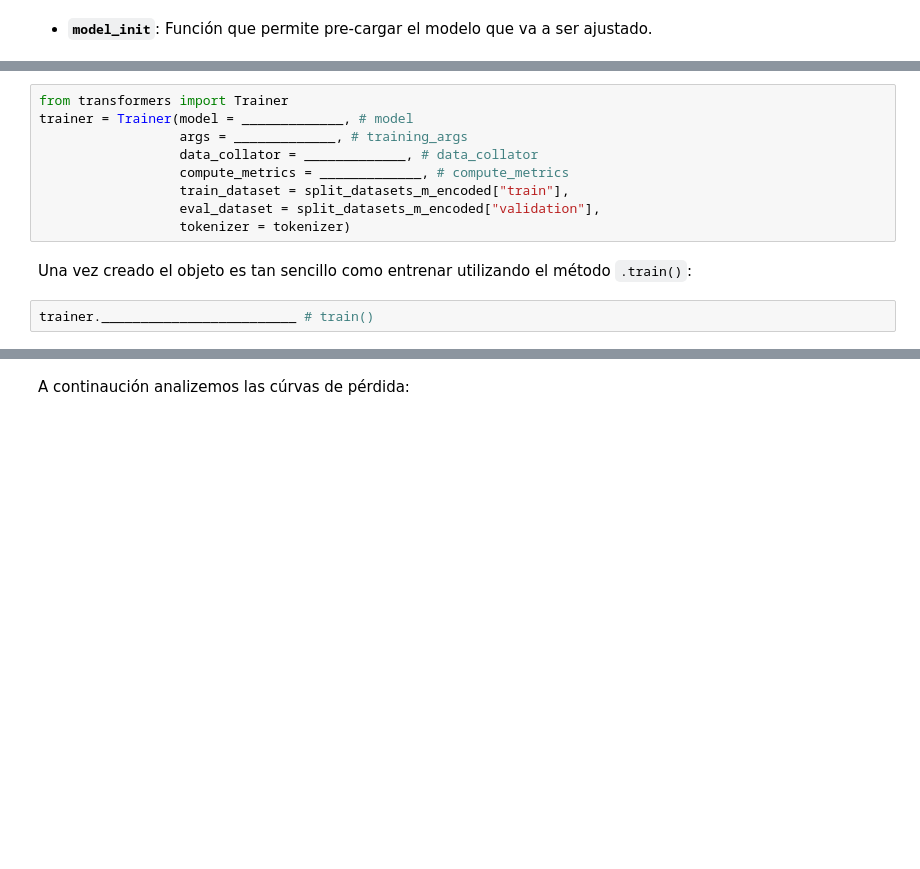
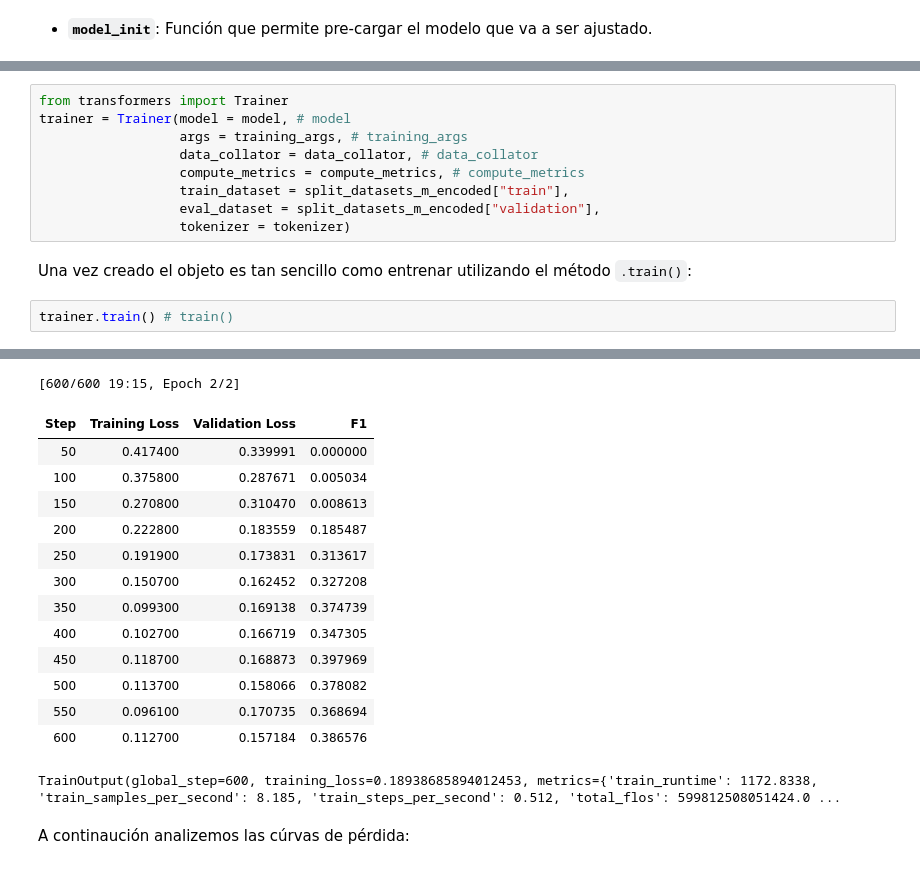
Before and after one commit to ivanrnarvaez/text_mining, a Jupyter notebook: 6_NER_master_alumnos.ipynb, the cells around one changed output, grey strips where cells are left out. Cells and saved outputs as stored; diff of their text form; blank space fills up the shorter version.

```diff
--- a/6_NER_master_alumnos.ipynb
+++ b/6_NER_master_alumnos.ipynb
@@ -499,13 +651,14 @@ model = AutoModelForTokenClassification.from_pretrained(model_name, config=model
 # %%
 from transformers import Trainer
-trainer = Trainer(model = _____________, # model
-                  args = _____________, # training_args
-                  data_collator = _____________, # data_collator
-                  compute_metrics = _____________, # compute_metrics
+trainer = Trainer(model = model, # model
+                  args = training_args, # training_args
+                  data_collator = data_collator, # data_collator
+                  compute_metrics = compute_metrics, # compute_metrics
                   train_dataset = split_datasets_m_encoded["train"],
                   eval_dataset = split_datasets_m_encoded["validation"],
                   tokenizer = tokenizer)
 # %% [markdown]
 Una vez creado el objeto es tan sencillo como entrenar utilizando el método `.train()`:
 # %%
-trainer._________________________ # train()
+trainer.train() # train()
+# %% [output]
@@ -512,3 +666,18 @@ trainer._________________________ # train()
+[600/600 19:15, Epoch 2/2]
+| Step | Training Loss | Validation Loss | F1 |
+| 50 | 0.417400 | 0.339991 | 0.000000 |
+| 100 | 0.375800 | 0.287671 | 0.005034 |
+| 150 | 0.270800 | 0.310470 | 0.008613 |
+| 200 | 0.222800 | 0.183559 | 0.185487 |
+| 250 | 0.191900 | 0.173831 | 0.313617 |
+| 300 | 0.150700 | 0.162452 | 0.327208 |
+| 350 | 0.099300 | 0.169138 | 0.374739 |
+| 400 | 0.102700 | 0.166719 | 0.347305 |
+| 450 | 0.118700 | 0.168873 | 0.397969 |
+| 500 | 0.113700 | 0.158066 | 0.378082 |
+| 550 | 0.096100 | 0.170735 | 0.368694 |
+| 600 | 0.112700 | 0.157184 | 0.386576 |
+TrainOutput(global_step=600, training_loss=0.18938685894012453, metrics={'train_runtime': 1172.8338, 'train_samples_per_second': 8.185, 'train_steps_per_second': 0.512, 'total_flos': 599812508051424.0 ...
 # %% [markdown]
 A continaución analizemos las cúrvas de pérdida:
 # %%
```
Also changed, not shown: parts of 37 cells of this notebook.
